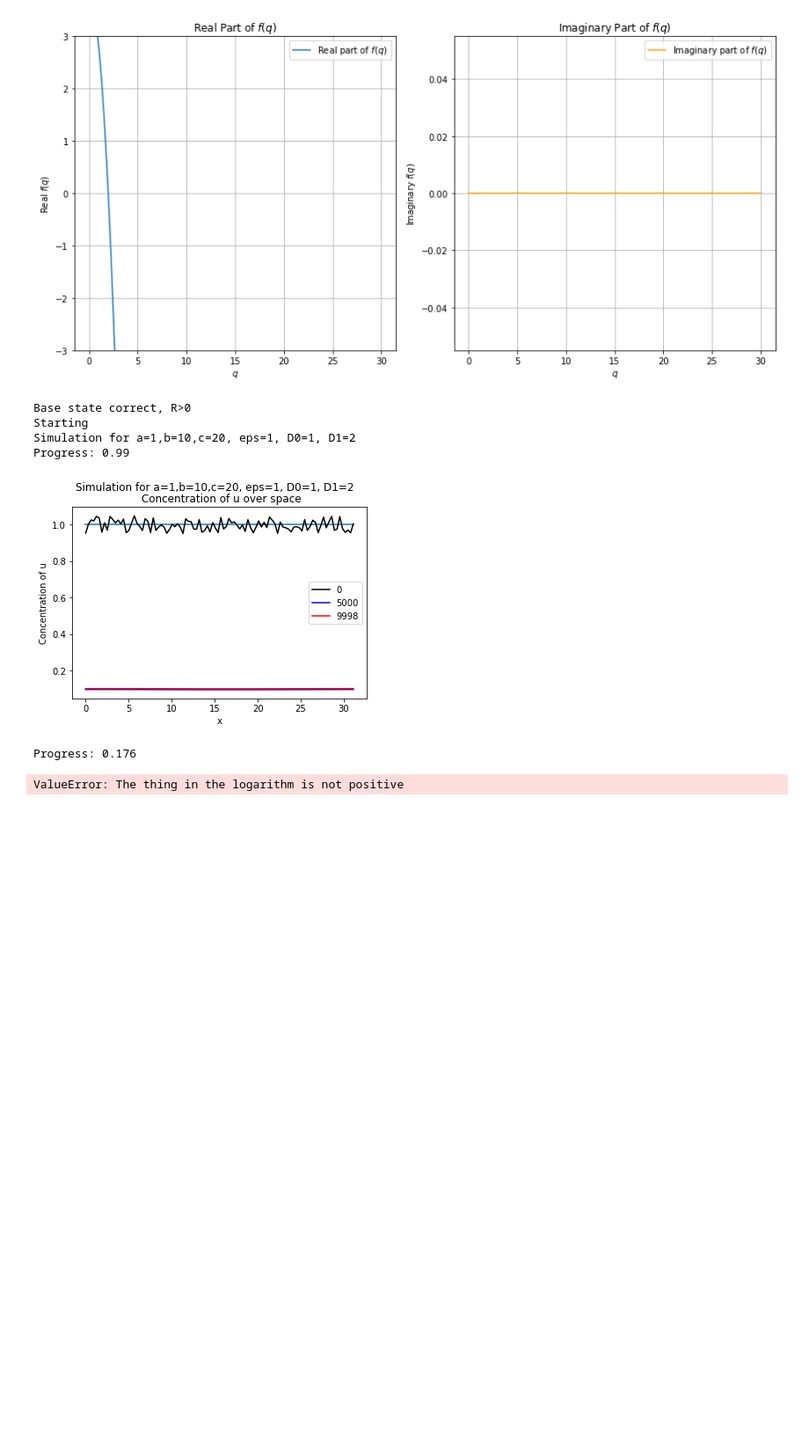
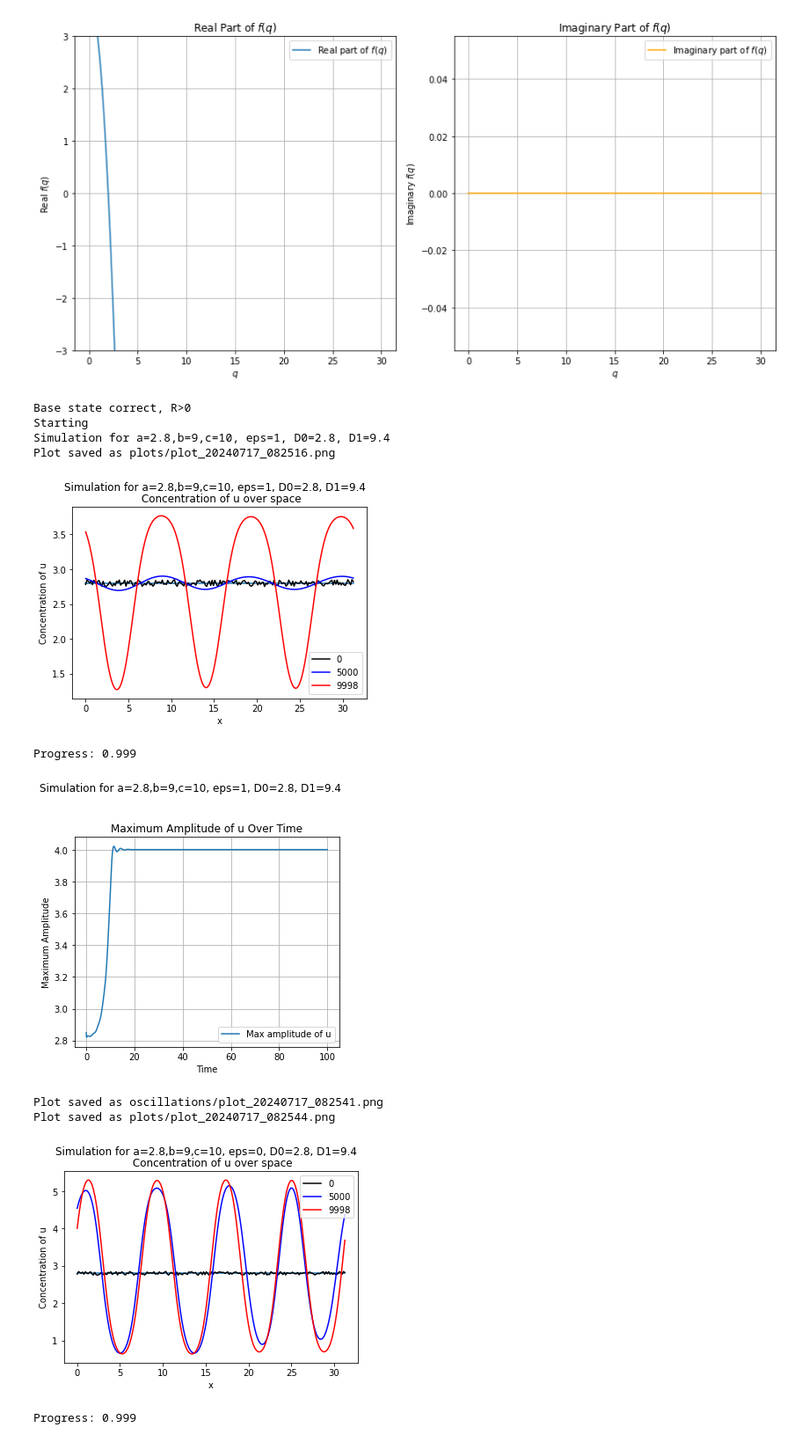
Before and after one commit to l-ada/Turing-models, a Jupyter notebook: brusselator_excluded_volume.ipynb, the cells around one changed output. Shown at 88% size. Cells and saved outputs as stored; diff of their text form; code cells hidden in the pictures; blank space fills up the shorter version.

Commit message:
Created tex document and some changes to simulation

```diff
--- a/brusselator_excluded_volume.ipynb
+++ b/brusselator_excluded_volume.ipynb
@@ -205,10 +206,10 @@ def plot_Turing(data,brusselator, save = False):
     plt.show()
     # br.print_parameters()
 # %%
-D0,D1 = 2.8,22.4
-a=1.5
-c=21
-b=2.5
+D0,D1 = 1, 2
+a=3.4
+c=18
+b = 13
 br = Brusselator(a=a,b= b, c=c, D0=D0, D1=D1, N=200 ,NUM_STEPS=10**4, dt=0.005)
 br.eps=1
 u,v= perform_simulation(br)
@@ -251,12 +252,12 @@ def plot_max_amplitude(t, u_sol, v_sol, brusselator=None, save=False):
         save_plot(fig, folder='oscillations')
 # %%
 
-D0,D1 = 1, 1
-a=1
-c=1000
-b=2
-save = False
-br_oscillate = Brusselator(a=a, b =b ,D0=D0, D1=D1, c=c, eps=0, NUM_STEPS=10*4)
+D0,D1 = 1, 2
+a=3.4
+c=18
+b = 13
+save = True
+br_oscillate = Brusselator(a=a, b =b ,D0=D0, D1=D1, c=c, eps=1, dt = 0.001,NUM_STEPS=10**5)
 t,u_sol, v_sol = perform_simulation(br_oscillate,save_full=True)
 plot_max_amplitude(t,u_sol,v_sol,br_oscillate, save=save)
 # %% [output]
@@ -392,36 +393,41 @@ plot_function(A, B, q_range)
 # %%
 #Redoing all plots
 #every list of parameters has the format
 # a,b,c,D0,D1
 import time
 save = False
 # parameters = [[1,2,10,1,1],[1,2.1,10,1,1],[1,1.9,10,1,1],[3.4,13,18,1,2],[1.5,2.5,10,2.8,22.4]]
-parameters = [[1,10,20,1,2],[1,8,20,1,2],[2.8,15,3,1],[2.8,20,15,3,1]]
+# parameters = [[1,10,20,1,2],[1,8,20,1,2],[2.8,15,3,1],[2.8,20,15,3,1]]
+# parameters = [[2.8,9,10,2.8,9.4],[2.8,9,20,2.8,9.4],[2.8,9,60,2.8,9.4],[2.8,9,120,2.8,9.4],[2.8,9,240,2.8,9.4],[2.8,9,1000,2.8,9.4]]
 for i in parameters:
     a,b,c,D0,D1 = i
-    bruss = Brusselator(a=a,b=b,c=c,D0=D0,D1=D1, dt=0.001)
+    bruss = Brusselator(a=a,b=b,c=c,D0=D0,D1=D1, dt=0.001, N=200)
     print("Starting")
     print(bruss.print_parameters_short())
     time.sleep(1)
     u,v = perform_simulation(bruss)
     plot_Turing(u, bruss, save=save)
     bruss.NUM_STEPS = 10**5
     t,u,v = perform_simulation(bruss,save_full=True)
     plot_max_amplitude(t,u,v,bruss, save = save)
     bruss.eps=0
     bruss.NUM_STEPS = 10**4
 
     u,v = perform_simulation(bruss)
     plot_Turing(u, bruss, save=save)
     bruss.NUM_STEPS = 10**5
     t,u,v = perform_simulation(bruss,save_full=True)
     plot_max_amplitude(t,u,v,bruss, save = save)
     print("END")
 # %% [output]
 Base state correct, R>0
 Starting
-Simulation for a=1,b=10,c=20, eps=1, D0=1, D1=2
-Progress: 0.99
+Simulation for a=2.8,b=9,c=10, eps=1, D0=2.8, D1=9.4
+Plot saved as plots/plot_20240717_082516.png
-[figure, old version]
+[figure, new version]
-Progress: 0.176
+Progress: 0.999
+[figure, added]
-ValueError: The thing in the logarithm is not positive
+Plot saved as oscillations/plot_20240717_082541.png
+Plot saved as plots/plot_20240717_082544.png
+[figure, added]
+Progress: 0.999
```
Also changed, not shown: parts of 5 cells of this notebook, 13 other files.
